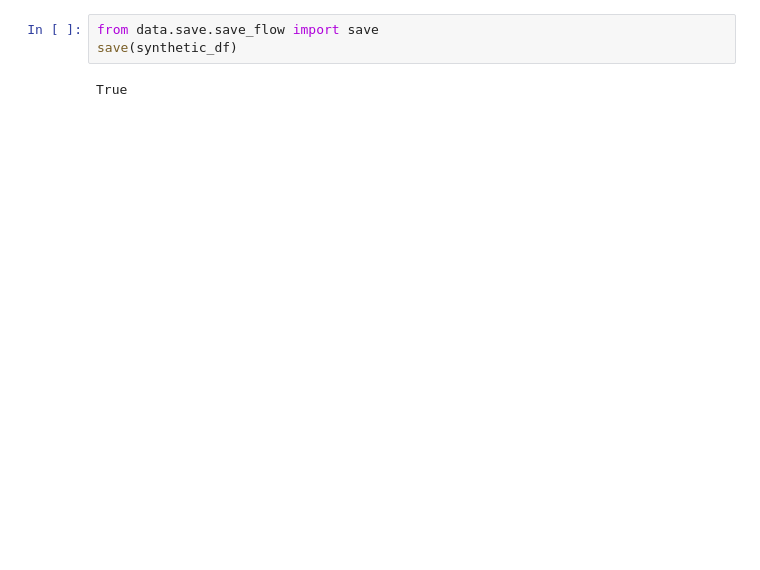
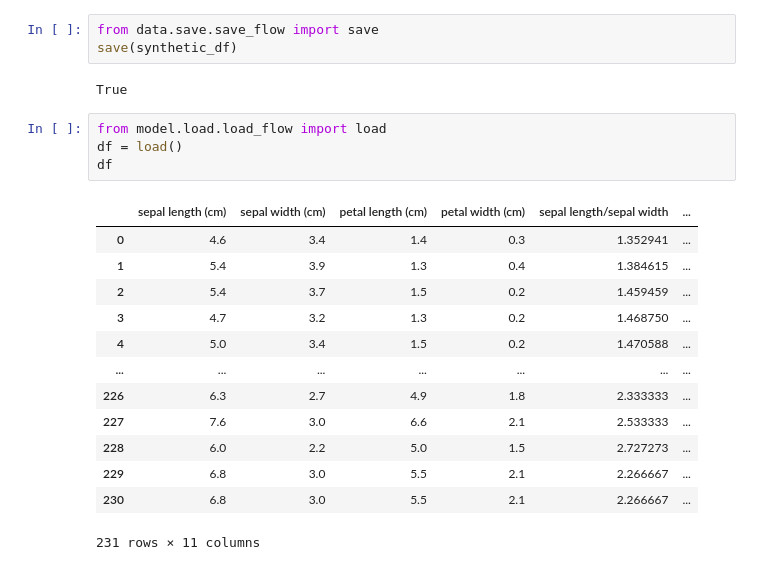
Before and after one commit to RedPandaMC/mlflow_be_easy, a Jupyter notebook: notebook.ipynb, the cells around one changed output. Cells and saved outputs as stored; diff of their text form; blank space fills up the shorter version.

```diff
--- a/notebook.ipynb
+++ b/notebook.ipynb
@@ -41,3 +41,21 @@ from data.save.save_flow import save
 save(synthetic_df)
 # %% [output]
 True
+# %%
+from model.load.load_flow import load
+df = load()
+df
+# %% [output]
+|  | sepal length (cm) | sepal width (cm) | petal length (cm) | petal width (cm) | sepal length/sepal width | ... |
+| 0 | 4.6 | 3.4 | 1.4 | 0.3 | 1.352941 | ... |
+| 1 | 5.4 | 3.9 | 1.3 | 0.4 | 1.384615 | ... |
+| 2 | 5.4 | 3.7 | 1.5 | 0.2 | 1.459459 | ... |
+| 3 | 4.7 | 3.2 | 1.3 | 0.2 | 1.468750 | ... |
+| 4 | 5.0 | 3.4 | 1.5 | 0.2 | 1.470588 | ... |
+| ... | ... | ... | ... | ... | ... | ... |
+| 226 | 6.3 | 2.7 | 4.9 | 1.8 | 2.333333 | ... |
+| 227 | 7.6 | 3.0 | 6.6 | 2.1 | 2.533333 | ... |
+| 228 | 6.0 | 2.2 | 5.0 | 1.5 | 2.727273 | ... |
+| 229 | 6.8 | 3.0 | 5.5 | 2.1 | 2.266667 | ... |
+| 230 | 6.8 | 3.0 | 5.5 | 2.1 | 2.266667 | ... |
+231 rows × 11 columns
```
Also changed, not shown: parts of 2 cells of this notebook, 8 other files.
